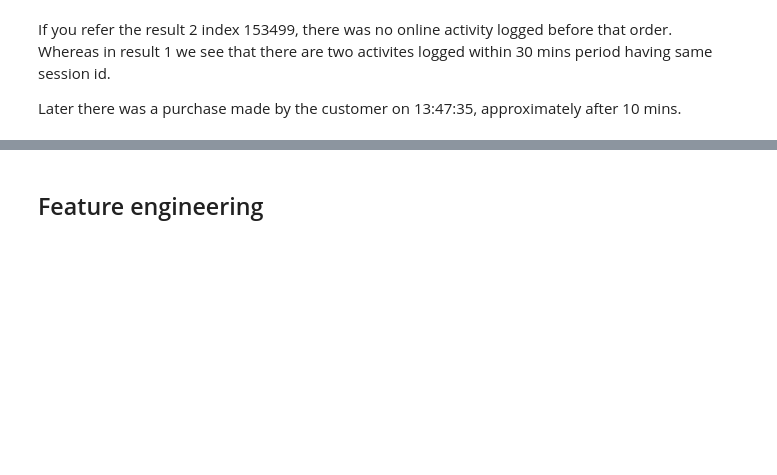
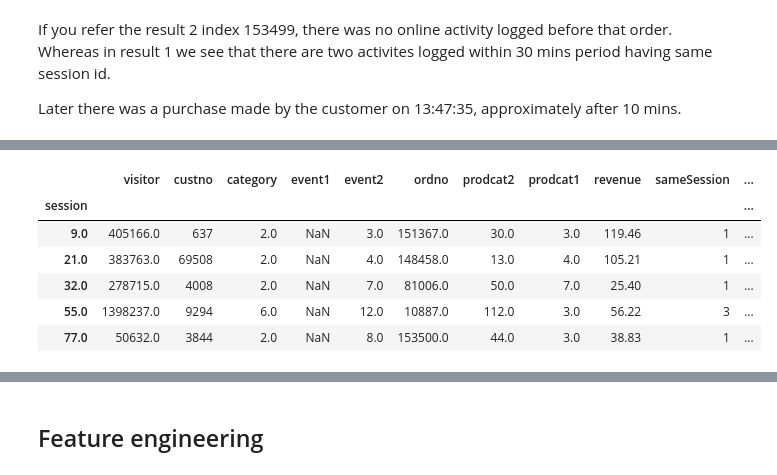
Before and after one commit to AtinMaiti/homework1, a Jupyter notebook: sflydatascience-homework1.ipynb, the cells around one changed output, grey strips where cells are left out. Drawn from its saved outputs; the diff is of its cells as text; code cells hidden in the pictures; blank space fills up the shorter version.

```diff
--- a/sflydatascience-homework1.ipynb
+++ b/sflydatascience-homework1.ipynb
@@ -106,0 +203,4 @@ Therefore I will be filtering records of online sessi
+# %%
+data['date'] = pd.to_datetime(data['date'])
+# %%
+data = data.sort_values('session')
@@ -106,0 +220,14 @@ Therefore I will be filtering records of online sessi
+# %%
+temp = data.groupby(['session']).sum()
+# %%
+temp = temp.sort_index()
+# %%
+temp.head()
+# %% [output]
+|  | visitor | custno | category | event1 | event2 | ordno | prodcat2 | prodcat1 | revenue | sameSession | ... |
+| session |  |  |  |  |  |  |  |  |  |  | ... |
+| 9.0 | 405166.0 | 637 | 2.0 | NaN | 3.0 | 151367.0 | 30.0 | 3.0 | 119.46 | 1 | ... |
+| 21.0 | 383763.0 | 69508 | 2.0 | NaN | 4.0 | 148458.0 | 13.0 | 4.0 | 105.21 | 1 | ... |
+| 32.0 | 278715.0 | 4008 | 2.0 | NaN | 7.0 | 81006.0 | 50.0 | 7.0 | 25.40 | 1 | ... |
+| 55.0 | 1398237.0 | 9294 | 6.0 | NaN | 12.0 | 10887.0 | 112.0 | 3.0 | 56.22 | 3 | ... |
+| 77.0 | 50632.0 | 3844 | 2.0 | NaN | 8.0 | 153500.0 | 44.0 | 3.0 | 38.83 | 1 | ... |
```
Also changed, not shown: parts of 58 cells of this notebook.
